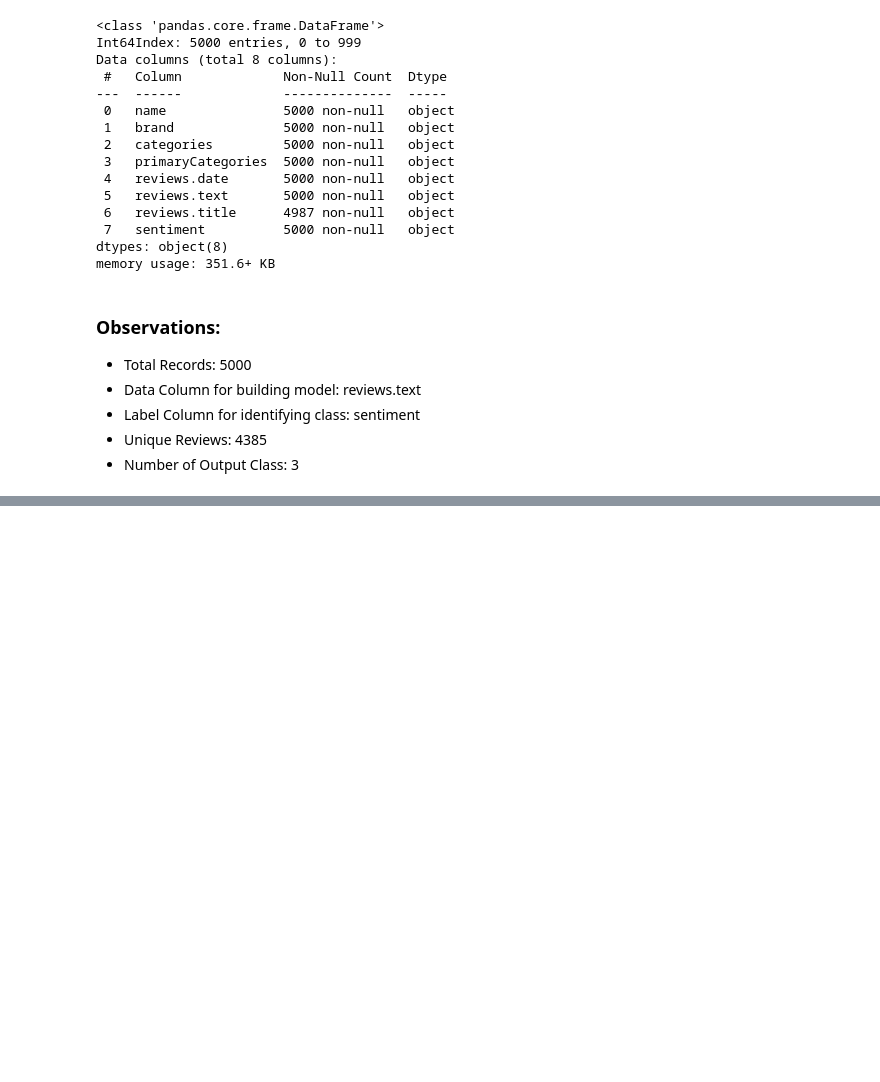
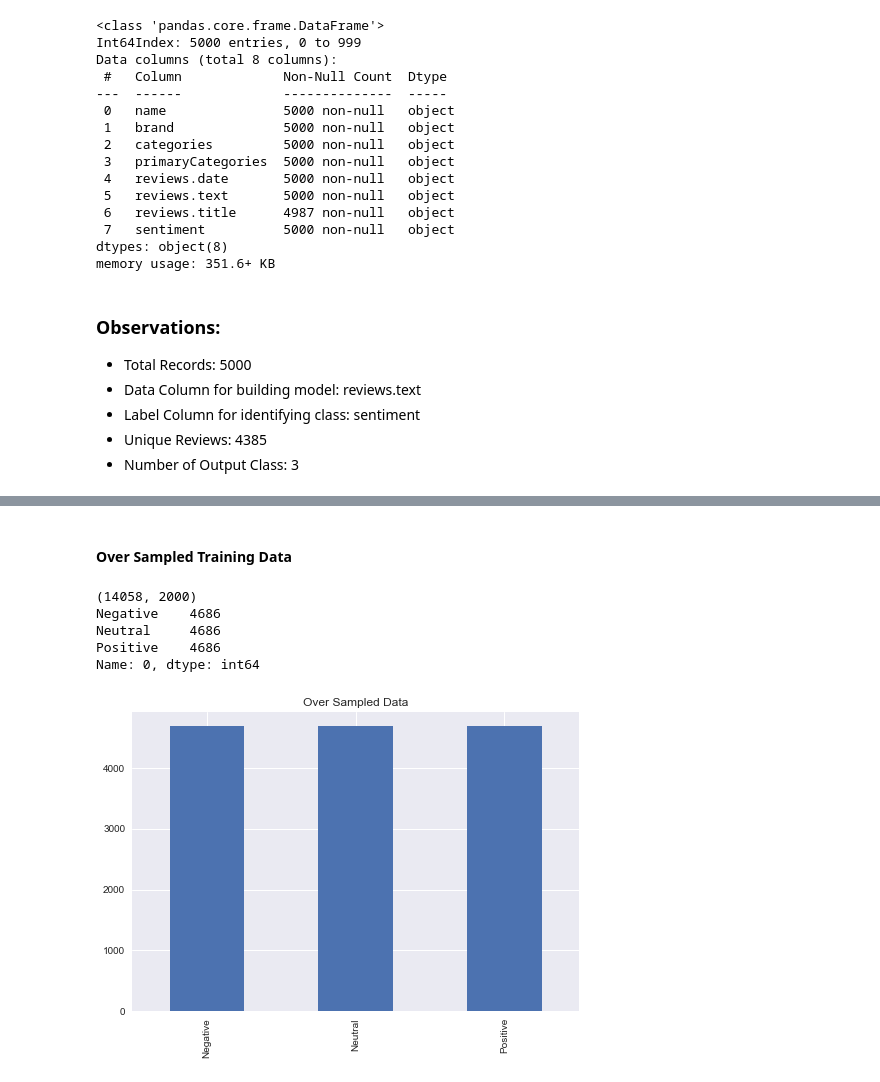
Before and after one commit to snbhattacharjya/Simplilearn, a Jupyter notebook: Capstone Project/E-commerce.ipynb, the cells around one changed output, grey strips where cells are left out. Cells and saved outputs as stored; diff of their text form; code cells hidden in the pictures; blank space fills up the shorter version.

```diff
--- a/Capstone Project/E-commerce.ipynb
+++ b/Capstone Project/E-commerce.ipynb
@@ -244,7 +291,0 @@ under = RandomUnderSampler()
-# %%
-os_rf_clf = RandomForestClassifier()
-
-pipeline = Pipeline(steps=[('tfidf_vect', tfidf_vect),
-                            ('over', over),
-                            ('clf', os_rf_clf)])
-pipeline.fit(X_train,y_train)
@@ -257,7 +291,0 @@ print(classification_report(y_test, os_rf_clf.predict(X_test_sampler), digits=4)
-# %%
-us_rf_clf = RandomForestClassifier()
-
-pipeline = Pipeline(steps=[('tfidf_vect', tfidf_vect),
-                            ('under', under),
-                            ('clf', us_rf_clf)])
-pipeline.fit(X_train,y_train)
@@ -268,8 +291,0 @@ from xgboost import XGBClassifier
-# %%
-#Over Sampled XGBClassifier
-os_xgb_clf = XGBClassifier()
-
-pipeline = Pipeline(steps=[('tfidf_vect', tfidf_vect),
-                            ('over', over),
-                            ('clf', os_xgb_clf)])
-pipeline.fit(X_train,y_train)
@@ -278,8 +291,0 @@ print(classification_report(y_test, os_xgb_clf.predict(X_test_sampler), digits=4
-# %%
-#Over Sampled XGBClassifier
-us_xgb_clf = XGBClassifier()
-
-pipeline = Pipeline(steps=[('tfidf_vect', tfidf_vect),
-                            ('under', under),
-                            ('clf', us_xgb_clf)])
-pipeline.fit(X_train,y_train)
@@ -289,0 +292,17 @@ create_environment()
+# %% [markdown]
+#### Over Sampled Training Data
+# %%
+X_train_os, y_train_os = resample_dataset(X_train, y_train, RandomOverSampler())
+print(X_train_os.shape)
+
+print(pd.DataFrame(y_train_os)[0].value_counts())
+plt.style.use('seaborn')
+pd.DataFrame(y_train_os)[0].value_counts().plot(kind='bar', title='Over Sampled Data')
+plt.show()
+# %% [output]
+(14058, 2000)
+Negative    4686
+Neutral     4686
+Positive    4686
+Name: 0, dtype: int64
+[figure, added]
```
Also changed, not shown: parts of 47 cells of this notebook.
